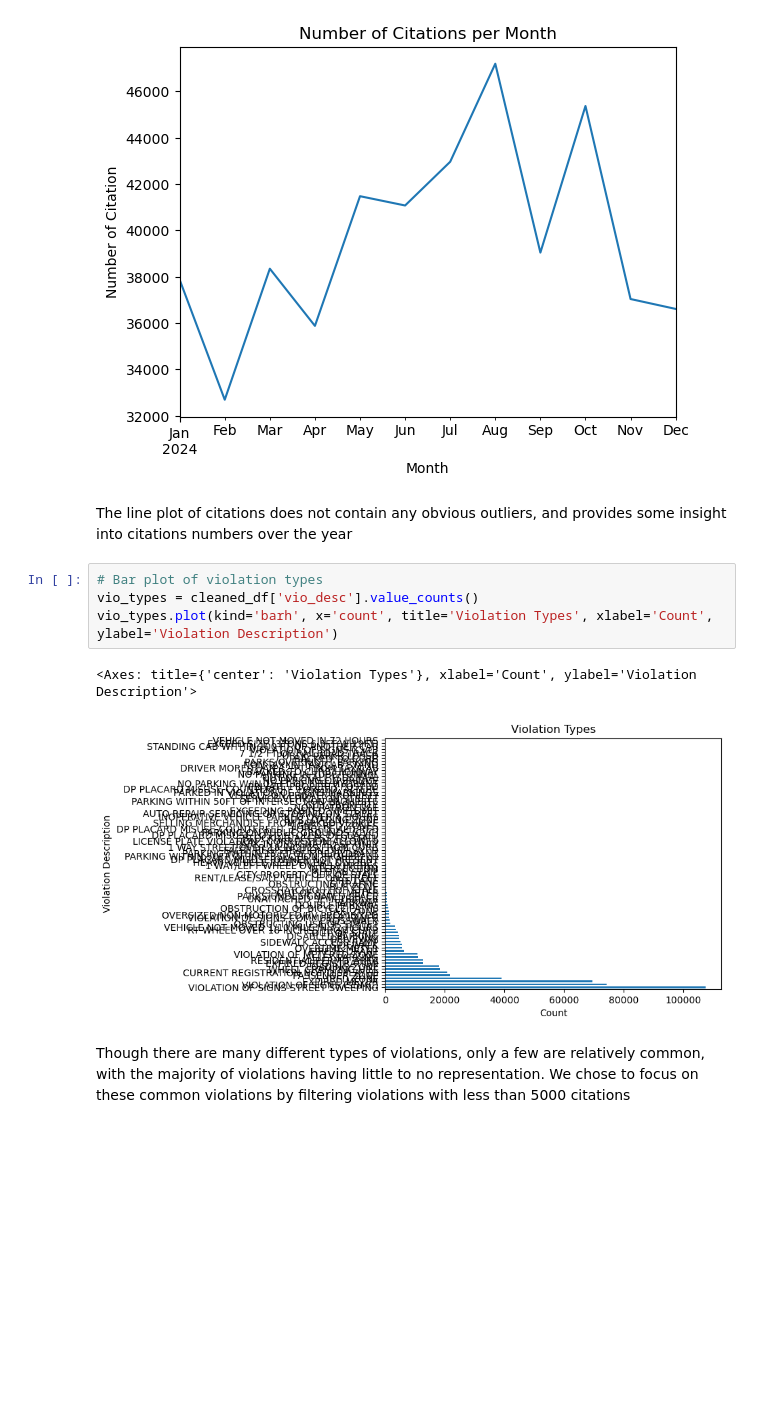
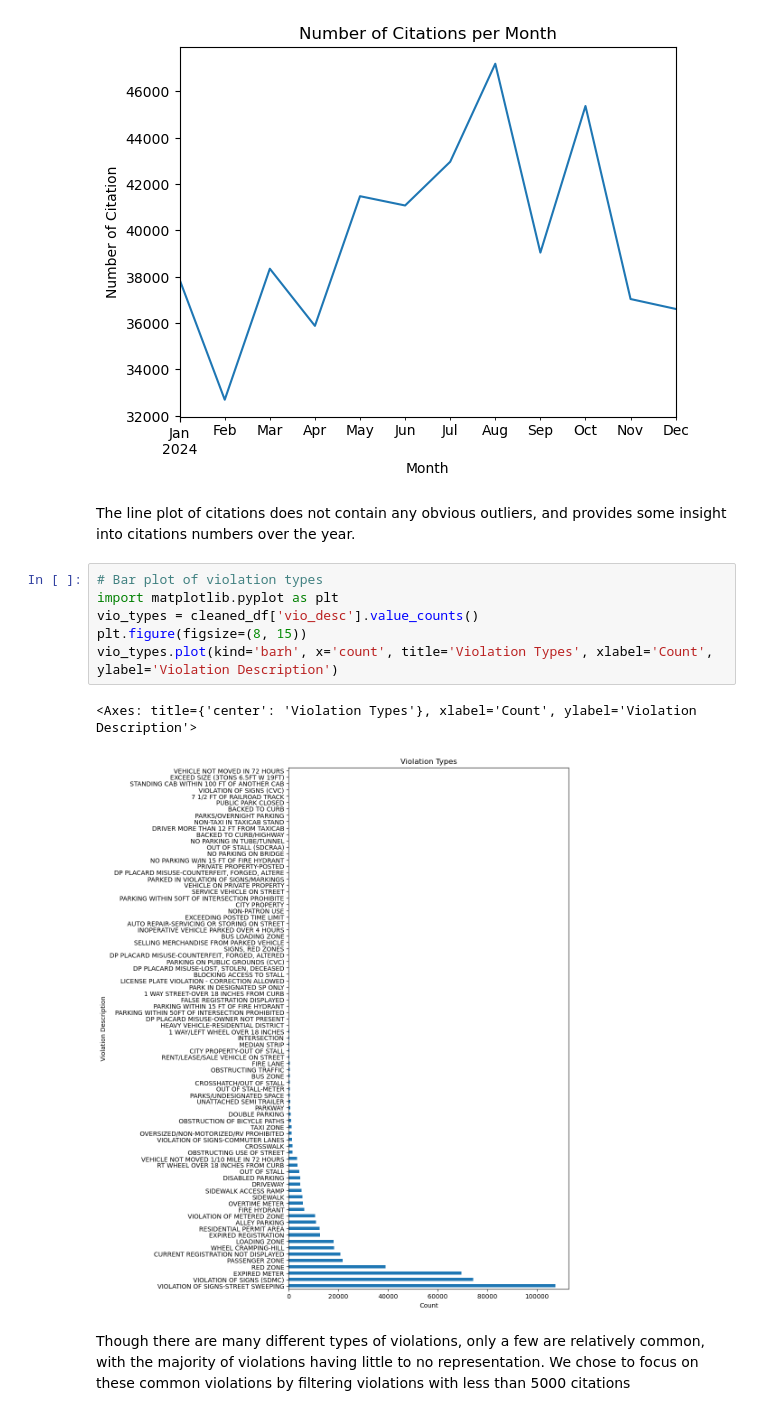
Before and after one commit to tobyzhan/Parking-Citation-Project, a Jupyter notebook: 01-DataCheckpoint.ipynb, the cells around one changed output. Saved outputs shown, nothing was run; the diff lists cells and outputs as text; blank space fills up the shorter version.

```diff
--- a/01-DataCheckpoint.ipynb
+++ b/01-DataCheckpoint.ipynb
@@ -249,14 +180,16 @@ cites_by_month.plot(
 <Axes: title={'center': 'Number of Citations per Month'}, xlabel='Month', ylabel='Number of Citation'>
 [figure]
 # %% [markdown]
-The line plot of citations does not contain any obvious outliers, and provides some insight into citations numbers over the year
+The line plot of citations does not contain any obvious outliers, and provides some insight into citations numbers over the year.
 # %%
 # Bar plot of violation types
+import matplotlib.pyplot as plt
 vio_types = cleaned_df['vio_desc'].value_counts()
+plt.figure(figsize=(8, 15))
 vio_types.plot(kind='barh', x='count', title='Violation Types', xlabel='Count', ylabel='Violation Description')
 # %% [output]
 <Axes: title={'center': 'Violation Types'}, xlabel='Count', ylabel='Violation Description'>
-[figure, old version]
+[figure, new version]
 # %% [markdown]
 Though there are many different types of violations, only a few are relatively common, with the majority of violations having little to no representation. We chose to focus on these common violations by filtering violations with less than 5000 citations
 # %%
```
Also changed, not shown: parts of 22 cells of this notebook.
